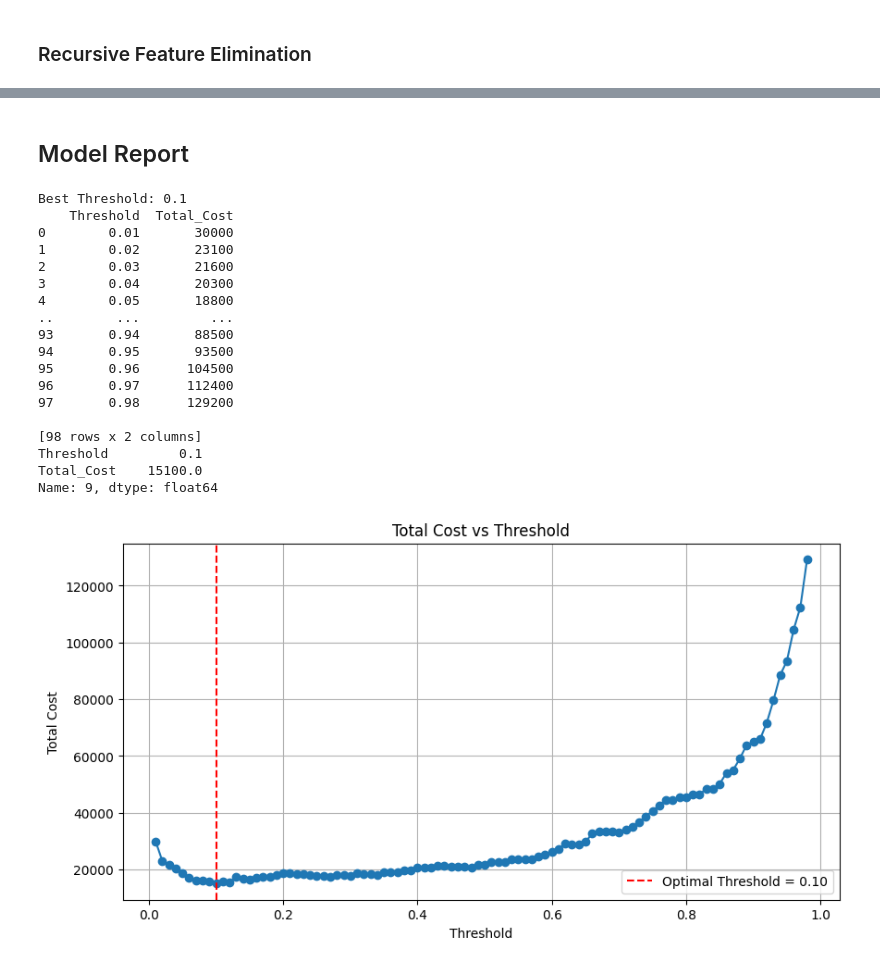
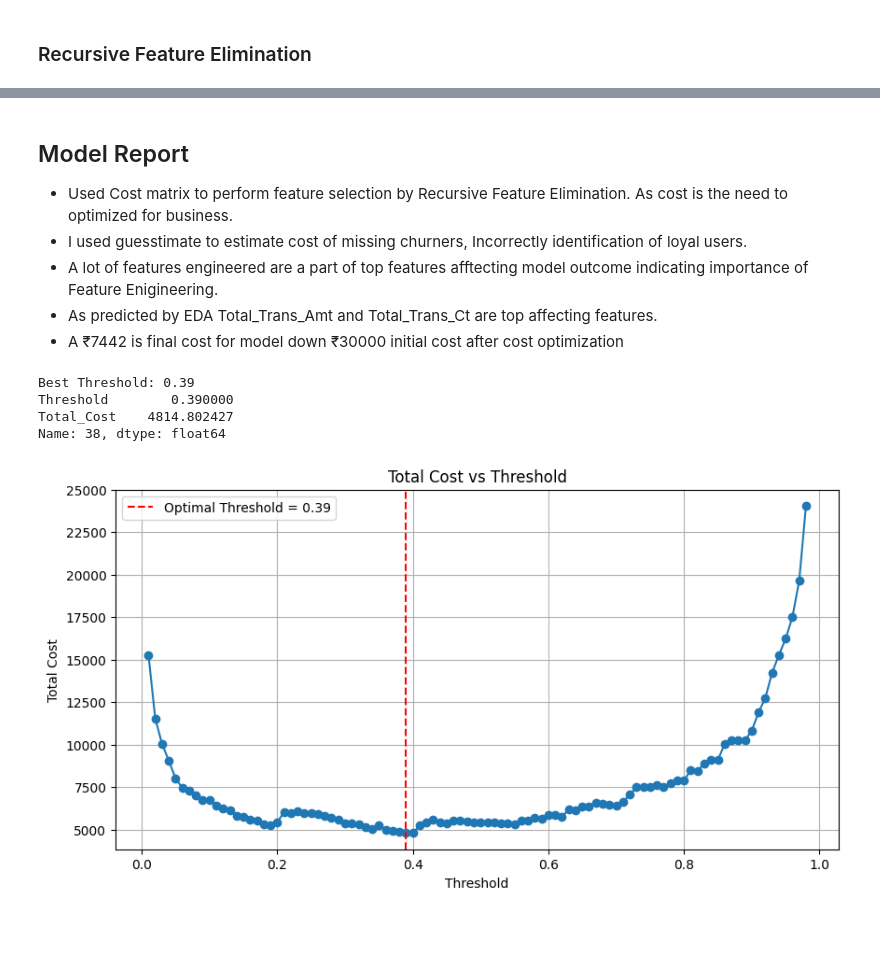
Before and after one commit to Amogh9341/Credit_Card_Churn, a Jupyter notebook: notebooks/Modelling.ipynb, the cells around one changed output, grey strips where cells are left out. Drawn from its saved outputs; the diff is of its cells as text; code cells hidden in the pictures; blank space fills up the shorter version.

Commit message:
Did guesstimate for prediction, made frontend+backend, started working on readme

```diff
--- a/notebooks/Modelling.ipynb
+++ b/notebooks/Modelling.ipynb
@@ -319,5 +352,16 @@ tree_preprocessor = ColumnTransformer([
+# %%
+fp_cost_mapping = {
+    'Blue': 50,
+    'Silver': 100,
+    'Gold': 200,
+    'Platinum': 300
+}
+FP_cost = pd.DataFrame(list(fp_cost_mapping.items()), columns=['Card_Category', 'FP_Cost']).set_index('Card_Category')
+costs_by_card = pd.concat([FP_cost, CLV], axis=1).rename(columns={'Customer Lifetime Value': 'fn_cost', 'FP_Cost': 'fp_cost'})
 # %% [markdown]
 ### Choose Model
+# %%
+X_train, X_test, y_train, y_test = train_test_split(X, y, stratify=y, test_size=0.2)
 # %%
 linear_models = {
     'Logistic Regression': LogisticRegression(max_iter=1000),
@@ -591,60 +698,35 @@ cost_report_df
 # %% [markdown]
 ## Model Report
+* Used Cost matrix to perform feature selection by Recursive Feature Elimination. As cost is the need to optimized for business.
+* I used guesstimate to estimate cost of missing churners, Incorrectly identification of loyal users.
+* A lot of features engineered are a part of top features afftecting model outcome indicating importance of Feature Enigineering.
+* As predicted by EDA Total_Trans_Amt and Total_Trans_Ct are top affecting features.
+* A ₹7442 is final cost for model down ₹30000 initial cost after cost optimization
-# %%
-COST_FN = 1000  # False Negative: Missed churners
-COST_FP = 100   # False Positive: Incorrectly targeted loyal users
-
-def find_optimal_threshold(y_true, y_probs, cost_fn=COST_FN, cost_fp=COST_FP):
-    thresholds = np.arange(0.01, 0.99, 0.01)
-    costs = []
-    for t in thresholds:
-        y_pred = (y_probs > t).astype(int)
-        cm = confusion_matrix(y_true, y_pred)
-
-        # [TN, FP], [FN, TP]
-        fn = cm[1, 0]
-        fp = cm[0, 1]
-        total_cost = (fn * cost_fn) + (fp * cost_fp)
-
-        costs.append((t, total_cost))
-
-    cost_df = pd.DataFrame(costs, columns=['Threshold', 'Total_Cost'])
-    best_row = cost_df.loc[cost_df['Total_Cost'].idxmin()]
-
-    return best_row, cost_df
 # %%
+# Use your best model to get predicted probabilities
+y_probs = model_weighted.predict_proba(X_test_selected)[:, 1]
+
+# Find best threshold
+best_row, cost_report_df = find_optimal_threshold(y_test, y_probs,costs_by_card,X_test.Card_Category)
+best_thresh = best_row['Threshold']
 print(f"Best Threshold: {round(best_thresh, 3)}")
-print(cost_report_df)
 print(best_row)
 plt.figure(figsize=(10, 5))
 plt.plot(cost_report_df['Threshold'], cost_report_df['Total_Cost'], marker='o')
 plt.axvline(best_thresh, color='r', linestyle='--', label=f'Optimal Threshold = {best_thresh:.2f}')
 plt.title("Total Cost vs Threshold")
 plt.xlabel("Threshold")
 plt.ylabel("Total Cost")
+plt.savefig('../images/threshold_cost_curve.png', bbox_inches='tight')
 plt.grid(True)
 plt.legend()
 plt.show()
 # %% [output]
-Best Threshold: 0.1
-    Threshold  Total_Cost
-0        0.01       30000
-1        0.02       23100
-2        0.03       21600
-3        0.04       20300
-4        0.05       18800
-..        ...         ...
-93       0.94       88500
-94       0.95       93500
-95       0.96      104500
-96       0.97      112400
-97       0.98      129200
-
-[98 rows x 2 columns]
-Threshold         0.1
-Total_Cost    15100.0
-Name: 9, dtype: float64
+Best Threshold: 0.39
+Threshold        0.390000
+Total_Cost    4814.802427
+Name: 38, dtype: float64
-[figure, old version]
+[figure, new version]
 # %%
 # Use selected_features as feature names for SHAP summary plot
 explainer = shap.TreeExplainer(model_weighted)
```
Also changed, not shown: parts of 17 cells of this notebook, 40 other files.
